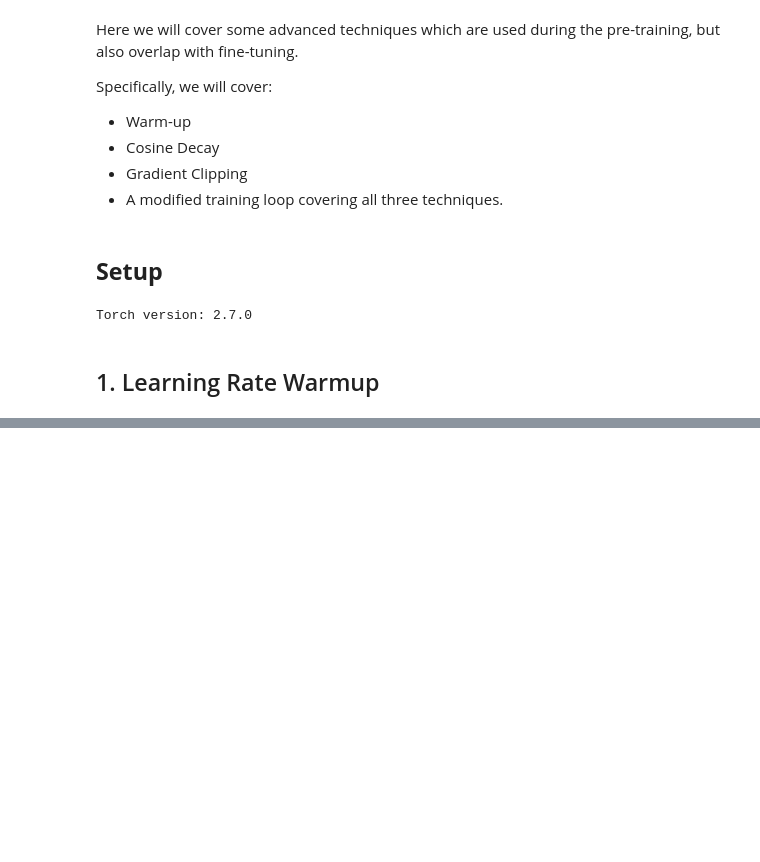
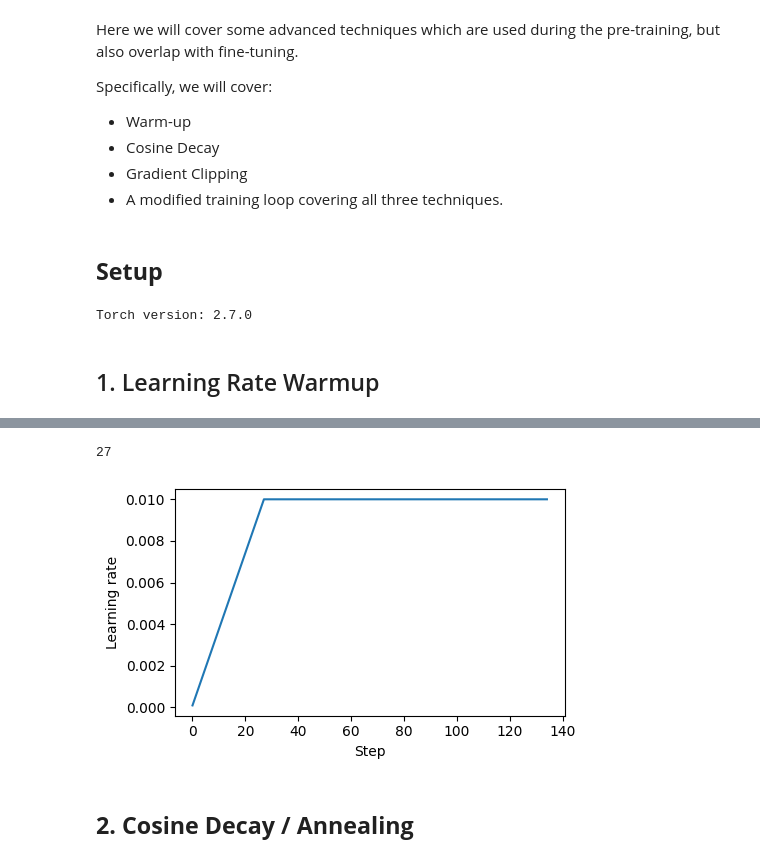
Before and after one commit to bachaudhry/my-llm-from-scratch, a Jupyter notebook: supplementary/04a-advanced-training-loop-features.ipynb, the cells around one changed output, grey strips where cells are left out. Cells and saved outputs as stored; diff of their text form; code cells hidden in the pictures; blank space fills up the shorter version.

Commit message:
warmup and cosine annealing

```diff
--- a/supplementary/04a-advanced-training-loop-features.ipynb
+++ b/supplementary/04a-advanced-training-loop-features.ipynb
@@ -74,0 +79,50 @@ val_loader = create_dataloader_v1(
+# %%
+n_epochs = 15
+initial_lr = 0.0001
+peak_lr = 0.01
+# %%
+# Number of warmup steps is between 0.1% to 20% of the total number of steps
+total_steps = len(train_loader) * n_epochs
+warmup_steps = int(0.2 * total_steps)
+print(warmup_steps)
+# %% [output]
+27
+# %%
+# Increment is difference between the peak_lr and initial_lr divided by the warmup steps
+lr_increment = (peak_lr - initial_lr) / warmup_steps
+
+global_step = -1
+track_lrs = []
+
+optimizer = torch.optim.AdamW(model.parameters(), weight_decay=0.1)
+
+for epoch in range(n_epochs):
+    for input_batch, target_batch in train_loader:
+        optimizer.zero_grad()
+        global_step += 1
+
+        if global_step < warmup_steps:
+            lr = initial_lr + global_step * lr_increment
+        else:
+            lr = peak_lr
+
+        # Apply calculated LR to the optimizer
+        for param_group in optimizer.param_groups:
+            param_group["lr"] = lr
+        track_lrs.append(optimizer.param_groups[0]["lr"])
+
+        # Continue training loop's calculation of loss and weight updates...
+# %%
+import matplotlib.pyplot as plt
+
+plt.figure(figsize=(5, 3))
+plt.ylabel("Learning rate")
+plt.xlabel("Step")
+total_training_steps = len(train_loader) * n_epochs
+plt.plot(range(total_training_steps), track_lrs)
+plt.tight_layout()
+plt.show();
+# %% [output]
+[figure, added]
+# %% [markdown]
+## **2. Cosine Decay / Annealing**
```
Also changed, not shown: parts of 5 cells of this notebook.
